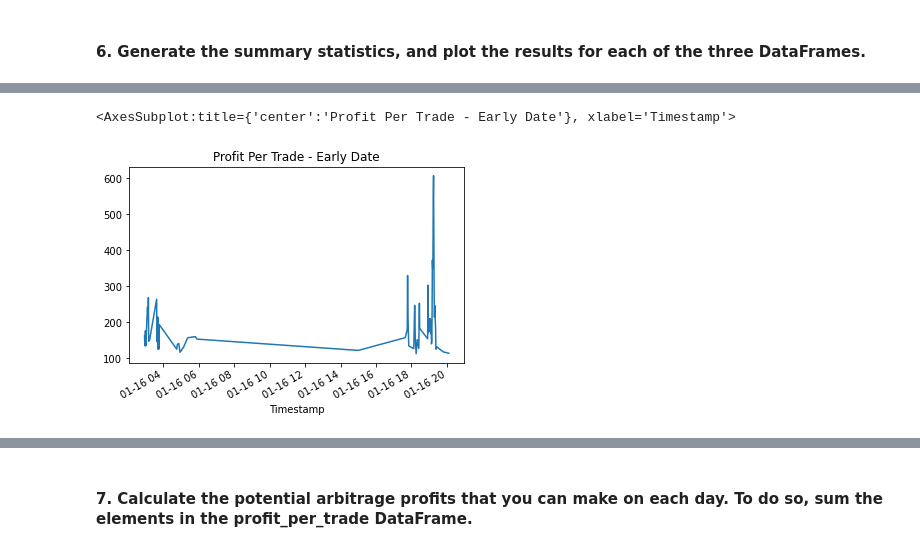
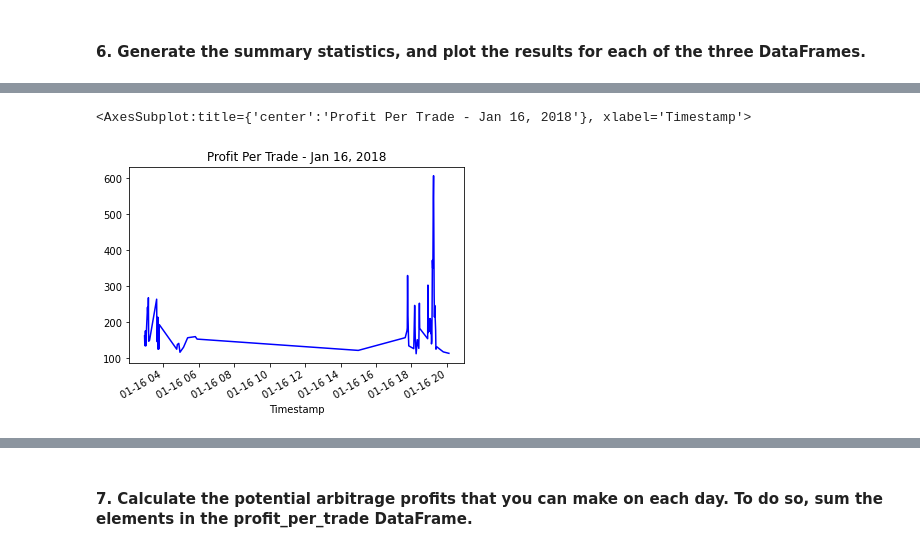
Before and after one commit to santiago-pesantez/crypto-arbitrage-opportunities, a Jupyter notebook: crypto_arbitrage.ipynb, the cells around one changed output, grey strips where cells are left out. Saved outputs shown, nothing was run; the diff lists cells and outputs as text; code cells hidden in the pictures.

Commit message:
Calculate the Arbitrage Profits.

```diff
--- a/crypto_arbitrage.ipynb
+++ b/crypto_arbitrage.ipynb
@@ -509,10 +524,18 @@ Name: Close, dtype: float64
 # %%
 # For the date early in the dataset, calculate the spread returns by dividing the instances when the arbitrage spread is positive (> 0)
 # by the price of Bitcoin from the exchange you are buying on (the lower-priced exchange).
-spread_return_early= # YOUR CODE HERE
+# YOUR CODE HERE
+spread_return_early= arbitrage_spread_early_2/bitstamp_df["Close"].loc["2018-01-16"]
+spread_return_middle= arbitrage_spread_middle_2/bitstamp_df["Close"].loc["2018-02-24"]
+spread_return_late= arbitrage_spread_late_2/coinbase_df["Close"].loc["2018-03-26"]
+#My dates do not satisface the requerimwnt so I'll change the dates from now on
+
 
 # Review the spread return DataFrame
 # YOUR CODE HERE
+display(spread_return_early.head())
+display(spread_return_middle.head())
+display(spread_return_late.head())
 # %% [output]
 Timestamp
 2018-01-16 00:00:00         NaN
@@ -526,10 +563,16 @@ Name: Close, dtype: float64
 # %%
 # For the date early in the dataset, determine the number of times your trades with positive returns
 # exceed the 1% minimum threshold (.01) that you need to cover your costs
-profitable_trades_early = # YOUR CODE HERE
+# YOUR CODE HERE
+profitable_trades_early = spread_return_early[spread_return_early > .01]
+profitable_trades_mid = spread_return_middle[spread_return_middle > .01]
+profitable_trades_late = spread_return_late[spread_return_late > .01]
 
 # Review the first five profitable trades
 # YOUR CODE HERE
+display(profitable_trades_early.head(10))
+display(profitable_trades_mid.head(10))
+display(profitable_trades_late.head(10))
 # %% [output]
 Timestamp
 2018-01-16 02:56:00    0.012962
@@ -559,13 +616,27 @@ Name: Close, dtype: float64
 # %%
 # For the date early in the dataset, calculate the potential profit per trade in dollars
 # Multiply the profitable trades by the cost of the Bitcoin that was purchased
-profit_early = # YOUR CODE HERE
+# YOUR CODE HERE
+profit_early = profitable_trades_early * bitstamp_df["Close"].loc["2018-01-16"]
+profit_early.head()
+
+profit_mid = profitable_trades_mid * bitstamp_df["Close"].loc["2018-02-24"]
+profit_mid.head()
+
+profit_late = profitable_trades_late * coinbase_df["Close"].loc["2018-03-26"]
+profit_late.head()
 
 # Drop any missing values from the profit DataFrame
-profit_per_trade_early = # YOUR CODE HERE
+# YOUR CODE HERE
+profit_per_trade_early = profit_early.dropna()
+profit_per_trade_mid = profit_mid.dropna()
+profit_per_trade_late = profit_late.dropna()
 
 # View the early profit DataFrame
 # YOUR CODE HERE
+display(profit_per_trade_early)
+display(profit_per_trade_mid)
+display(profit_per_trade_late)
 # %% [output]
 Timestamp
 2018-01-16 02:56:00    162.01
@@ -598,6 +686,7 @@ Name: Close, dtype: float64
 # %%
 # Plot the results for the early profit per trade DataFrame
 # YOUR CODE HERE
+profit_per_trade_early.plot(color='blue', title="Profit Per Trade - Jan 16, 2018")
 # %% [output]
-<AxesSubplot:title={'center':'Profit Per Trade - Early Date'}, xlabel='Timestamp'>
+<AxesSubplot:title={'center':'Profit Per Trade - Jan 16, 2018'}, xlabel='Timestamp'>
-[figure, old version]
+[figure, new version]
```
Also changed, not shown: parts of 24 cells of this notebook.
